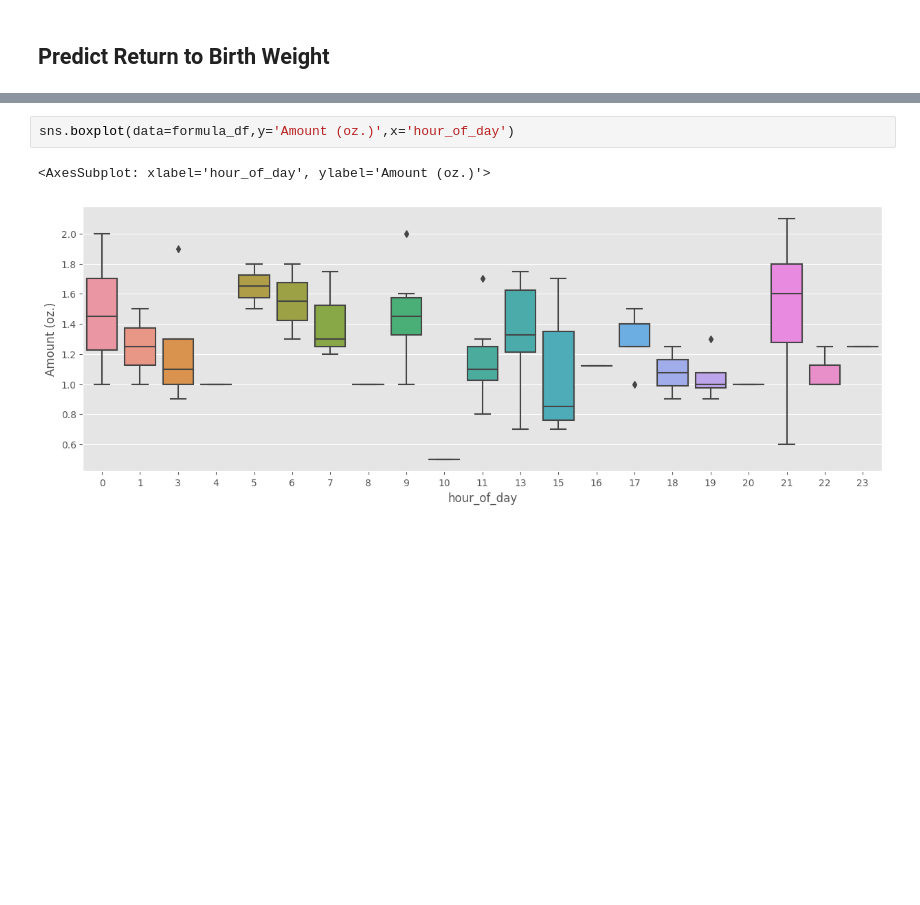
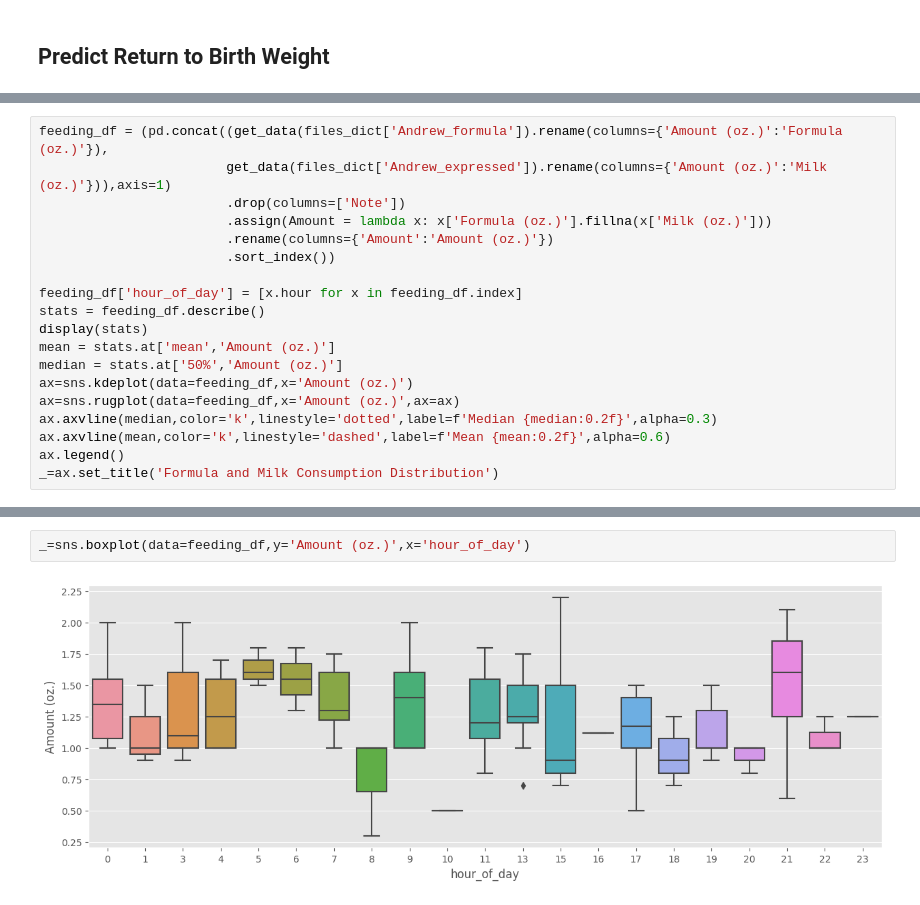
Before and after one commit to jgalloway42/andrews_baby_tracker, a Jupyter notebook: notebooks/andrews_data.ipynb, the cells around one changed output, grey strips where cells are left out. Drawn from its saved outputs; the diff is of its cells as text; blank space fills up the shorter version.

Commit message:
add some plots

```diff
--- a/notebooks/andrews_data.ipynb
+++ b/notebooks/andrews_data.ipynb
@@ -152,0 +140,19 @@ formula_df
+# %%
+feeding_df = (pd.concat((get_data(files_dict['Andrew_formula']).rename(columns={'Amount (oz.)':'Formula (oz.)'}),
+                        get_data(files_dict['Andrew_expressed']).rename(columns={'Amount (oz.)':'Milk (oz.)'})),axis=1)
+                        .drop(columns=['Note'])
+                        .assign(Amount = lambda x: x['Formula (oz.)'].fillna(x['Milk (oz.)']))
+                        .rename(columns={'Amount':'Amount (oz.)'})
+                        .sort_index())
+
+feeding_df['hour_of_day'] = [x.hour for x in feeding_df.index]
+stats = feeding_df.describe()
+display(stats)
+mean = stats.at['mean','Amount (oz.)']
+median = stats.at['50%','Amount (oz.)']
+ax=sns.kdeplot(data=feeding_df,x='Amount (oz.)')
+ax=sns.rugplot(data=feeding_df,x='Amount (oz.)',ax=ax)
+ax.axvline(median,color='k',linestyle='dotted',label=f'Median {median:0.2f}',alpha=0.3)
+ax.axvline(mean,color='k',linestyle='dashed',label=f'Mean {mean:0.2f}',alpha=0.6)
+ax.legend()
+_=ax.set_title('Formula and Milk Consumption Distribution')
@@ -153,5 +170,4 @@ formula_df
 # %%
-sns.boxplot(data=formula_df,y='Amount (oz.)',x='hour_of_day')
+_=sns.boxplot(data=feeding_df,y='Amount (oz.)',x='hour_of_day')
 # %% [output]
-<AxesSubplot: xlabel='hour_of_day', ylabel='Amount (oz.)'>
-[figure, old version]
+[figure, new version]
```
Also changed, not shown: parts of 8 cells of this notebook, 1 other file.
